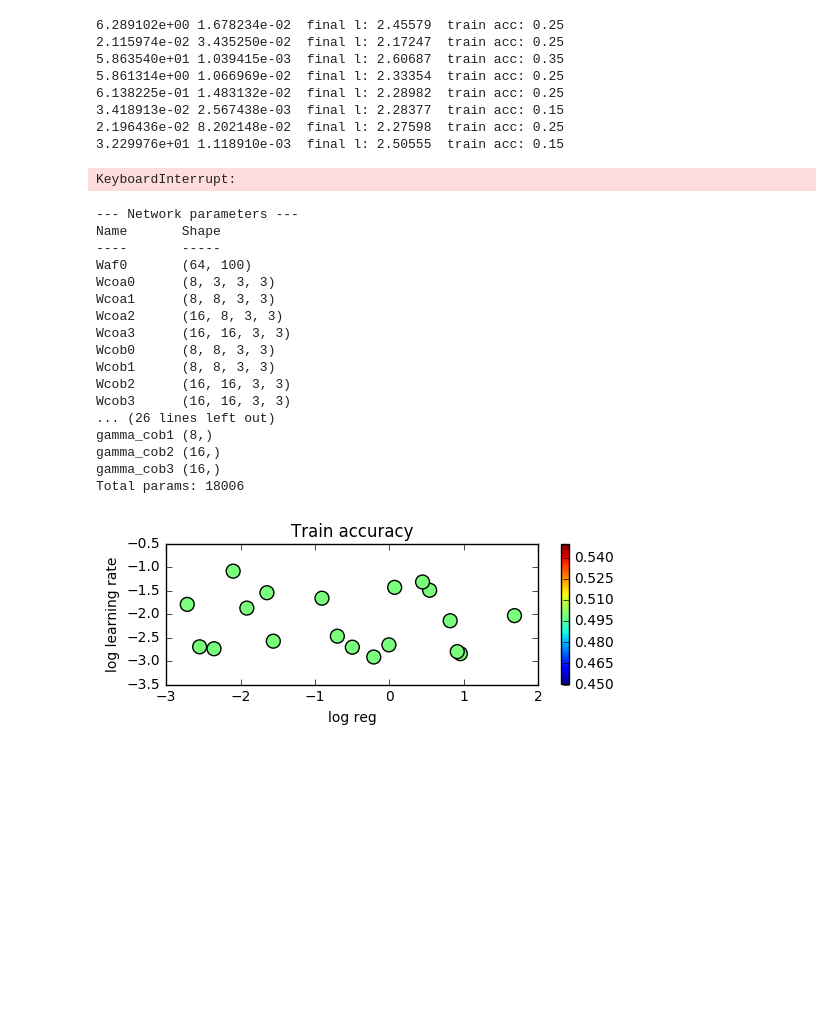
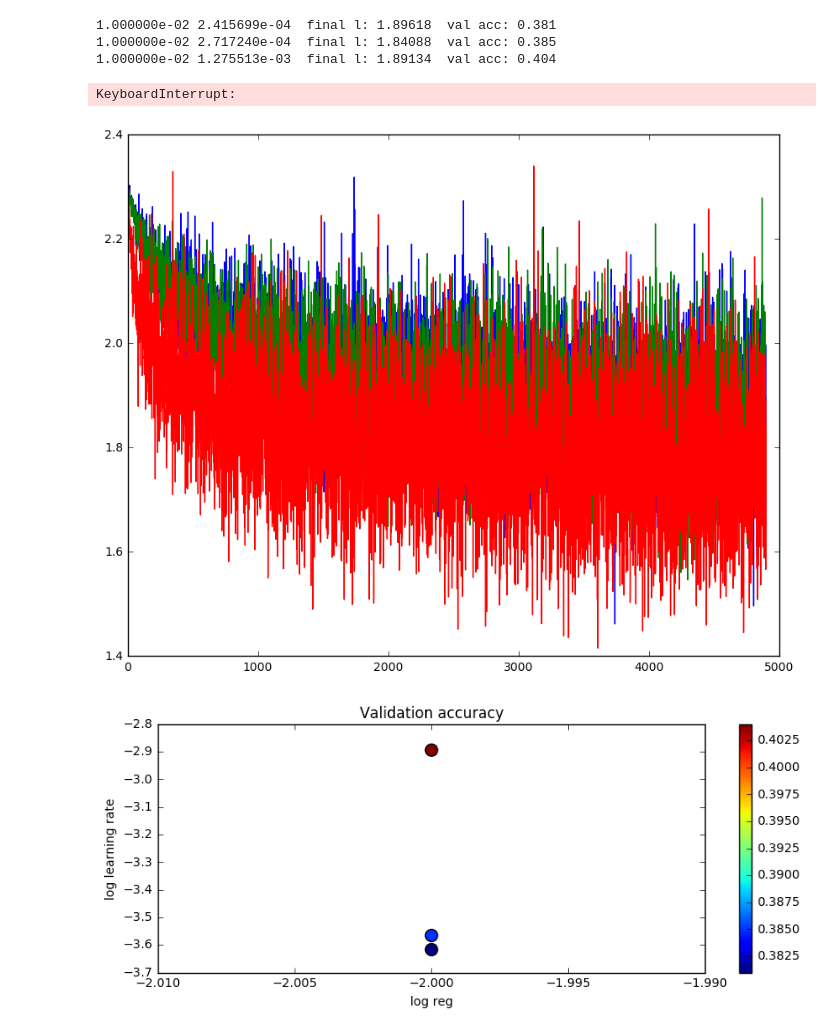
Before and after one commit to lemairecarl/cs231n_perso_2, a Jupyter notebook: FlexNet.ipynb, the cells around one changed output. Saved outputs shown, nothing was run; the diff lists cells and outputs as text; code cells hidden in the pictures; blank space fills up the shorter version.

Commit message:
Add regularization and visualize those beautiful weights

```diff
--- a/FlexNet.ipynb
+++ b/FlexNet.ipynb
@@ -32,38 +45,43 @@ results = {}
+# %%
+results = {}
+best_solver = None
+best_model = None
+best_val_acc = -1
 # %%
 # Hyper parameter search
 
 def uniform(minv, maxv):
     return np.random.rand() * (maxv - minv) + minv
 
-best_solver = None
-best_model = None
-best_train_acc = -1
+batch_size = 50
+batch_shape = (batch_size,) + data['X_train'].shape[1:]
 
 for _ in range(20):
     weight_scale = 1e-3  # 10 ** uniform(-4, -2)
-    learning_rate = 10 ** uniform(-3, -1)
-    reg = 10 ** uniform(-3, 2)
+    learning_rate = 10 ** uniform(-4, -1.5)
+    reg = 1e-2  # 10 ** uniform(-4, -2)
 
-    model = model = FlexNet(input_dim=input_dim, num_filters=(8, 8, 16, 16), hidden_dim=(100,),
-                            reg=reg)
-    solver = Solver(model, small_data,
-                    print_every=10, num_epochs=5, batch_size=50,
+    model = Sequential(batch_shape=batch_shape, weight_scale=weight_scale, reg=reg)
+    model.add(Dense(num_neurons=10))
+    model.build(loss=Softmax())
+    solver = Solver(model, data,
+                    print_every=10, num_epochs=5, batch_size=batch_size,
                     update_rule='sgd',
                     optim_config={
                       'learning_rate': learning_rate,
                     },
                     verbose=False)
     solver.train()
-    train_acc = solver.train_acc_history[-1]
+    val_acc = solver.val_acc_history[-1]
     final_loss = solver.loss_history[-1]
-    format_str = '{:e} {:e}  final l: {:.5f}  train acc: {}'
-    print format_str.format(reg, learning_rate, final_loss, train_acc)
+    format_str = '{:e} {:e}  final l: {:.5f}  val acc: {}'
+    print format_str.format(reg, learning_rate, final_loss, val_acc)
     if final_loss > 10:
         continue
-    plt.plot(solver.loss_history)
-    results[(reg, learning_rate)] = train_acc
-    if train_acc > best_train_acc:
-        best_train_acc = train_acc
+    plt.plot(solver.loss_history, '-')
+    results[(reg, learning_rate)] = val_acc
+    if val_acc > best_val_acc:
+        best_val_acc = val_acc
         best_solver = solver
         best_model = model
 
@@ -72,53 +90,29 @@ plt.xlabel('Iteration')
 plt.ylabel('Training loss')
 plt.show()
 # %% [output]
-6.289102e+00 1.678234e-02  final l: 2.45579  train acc: 0.25
-2.115974e-02 3.435250e-02  final l: 2.17247  train acc: 0.25
-5.863540e+01 1.039415e-03  final l: 2.60687  train acc: 0.35
-5.861314e+00 1.066969e-02  final l: 2.33354  train acc: 0.25
-6.138225e-01 1.483132e-02  final l: 2.28982  train acc: 0.25
-3.418913e-02 2.567438e-03  final l: 2.28377  train acc: 0.15
-2.196436e-02 8.202148e-02  final l: 2.27598  train acc: 0.25
-3.229976e+01 1.118910e-03  final l: 2.50555  train acc: 0.15
+1.000000e-02 2.415699e-04  final l: 1.89618  val acc: 0.381
+1.000000e-02 2.717240e-04  final l: 1.84088  val acc: 0.385
+1.000000e-02 1.275513e-03  final l: 1.89134  val acc: 0.404
 KeyboardInterrupt:
+[figure, added]
-# %%
-model.print_params()
-# %% [output]
---- Network parameters ---
-Name       Shape
-----       -----
-Waf0       (64, 100)
-Wcoa0      (8, 3, 3, 3)
-Wcoa1      (8, 8, 3, 3)
-Wcoa2      (16, 8, 3, 3)
-Wcoa3      (16, 16, 3, 3)
-Wcob0      (8, 8, 3, 3)
-Wcob1      (8, 8, 3, 3)
-Wcob2      (16, 16, 3, 3)
-Wcob3      (16, 16, 3, 3)
-... (26 lines left out)
-gamma_cob1 (8,)
-gamma_cob2 (16,)
-gamma_cob3 (16,)
-Total params: 18006
 # %%
 # Visualize the cross-validation results
 import math
 marker_size = 100
 x_scatter, x_label = [np.log10(x[0]) for x in results], 'log reg'
 y_scatter, y_label = [np.log10(x[1]) for x in results], 'log learning rate'
 
 # plot validation accuracy
 colors = [results[x] for x in results] # default size of markers is 20
 plt.subplot(2, 1, 2)
 plt.scatter(x_scatter, y_scatter, marker_size, c=colors)
 plt.colorbar()
 plt.xlabel(x_label)
 plt.ylabel(y_label)
-plt.title('Train accuracy')
+plt.title('Validation accuracy')
 plt.show()
 # %% [output]
-[figure, old version]
+[figure, new version]
 # %%
 plt.subplot(2, 1, 1)
 plt.plot(best_solver.loss_history, '-')
```
Also changed, not shown: parts of 9 cells of this notebook, 3 other files.
